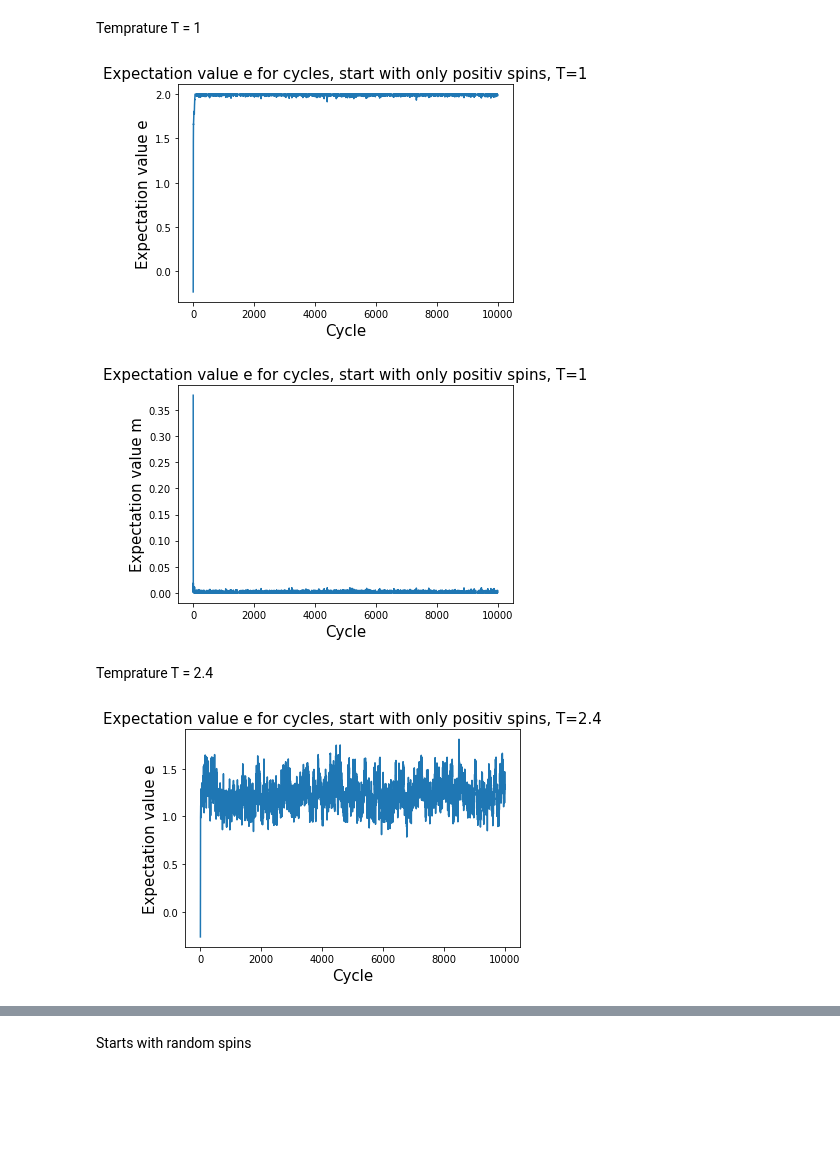
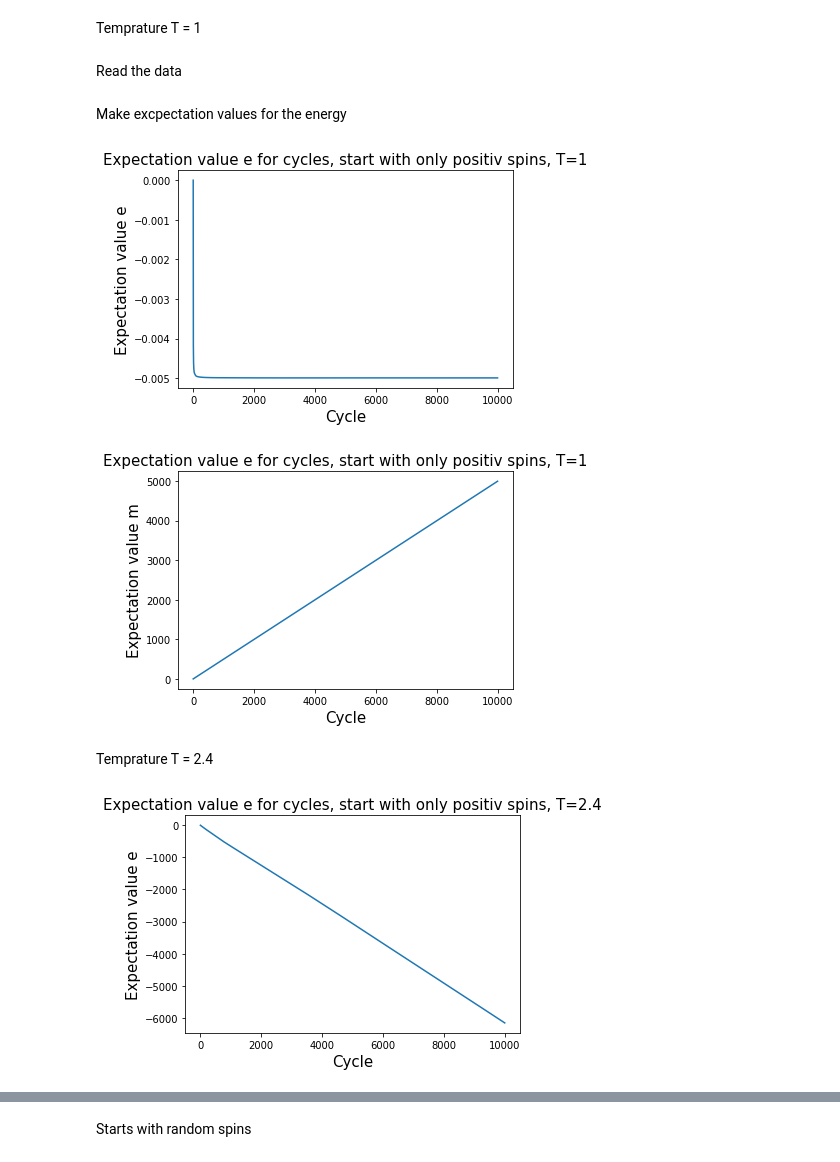
Before and after one commit to Norahelgeland/FYS4150_Proj4, a Jupyter notebook: Project 4.ipynb, the cells around one changed output, grey strips where cells are left out. Drawn from its saved outputs; the diff is of its cells as text; code cells hidden in the pictures; blank space fills up the shorter version.

```diff
--- a/Project 4.ipynb
+++ b/Project 4.ipynb
@@ -6,3 +6,5 @@ Task 5
 ##### Start with all spins beieng positive
 # %% [markdown]
 Temprature T = 1
+# %% [markdown]
+Read the data
@@ -9,32 +20,34 @@ Temprature T = 1
+# %% [markdown]
+Make excpectation values for the energy
+# %%
+import numpy as np
+
+exp_e = []
+exp_m = []
+for i in range(len(x)):
+    n = i+1
+    exp_e.append(np.sum(x[0:i])/n)
+    exp_m.append(np.sum(y[0:i])/n)
 # %%
-import matplotlib.pyplot as plt
-
-x = []
-y = []
-for line in open('Exp_e_m_1.txt', 'r'):
-    lines = [i for i in line.split()]
-    x.append(float(lines[0]))
-    y.append(float(lines[1]))
-
 fig = plt.figure()
 plt.title('Expectation value e for cycles, start with only positiv spins, T=1', fontsize=15)
 plt.xlabel('Cycle', fontsize=15)
 plt.ylabel('Expectation value e', fontsize=15)
-plt.plot(x)
+plt.plot(exp_e)
 
 plt.show()
 # %% [output]
-[figure, old version]
+[figure, new version]
 # %%
 
 fig = plt.figure()
 plt.title('Expectation value e for cycles, start with only positiv spins, T=1', fontsize=15)
 plt.xlabel('Cycle', fontsize=15)
 plt.ylabel('Expectation value m', fontsize=15)
-plt.plot(y)
+plt.plot(exp_m)
 
 plt.show()
 # %% [output]
-[figure, old version]
+[figure, new version]
 # %% [markdown]
 Temprature T = 2.4
@@ -41,22 +63,22 @@ Temprature T = 2.4
+# %%
+import numpy as np
+
+exp_e = []
+exp_m = []
+for i in range(len(x)):
+    n = i+1
+    exp_e.append(np.sum(x[0:n])/n)
+    exp_m.append(np.sum(y[0:n])/n)
 # %%
-import matplotlib.pyplot as plt
-
-x = []
-y = []
-for line in open('Exp_e_m_2.4.txt', 'r'):
-    lines = [i for i in line.split()]
-    x.append(float(lines[0]))
-    y.append(float(lines[1]))
-
 fig = plt.figure()
 plt.title('Expectation value e for cycles, start with only positiv spins, T=2.4', fontsize=15)
 plt.xlabel('Cycle', fontsize=15)
 plt.ylabel('Expectation value e', fontsize=15)
-plt.plot(x)
+plt.plot(exp_e)
 
 plt.show()
 # %% [output]
-[figure, old version]
+[figure, new version]
 # %%
 
 fig = plt.figure()
```
Also changed, not shown: parts of 11 cells of this notebook, 5 other files.
